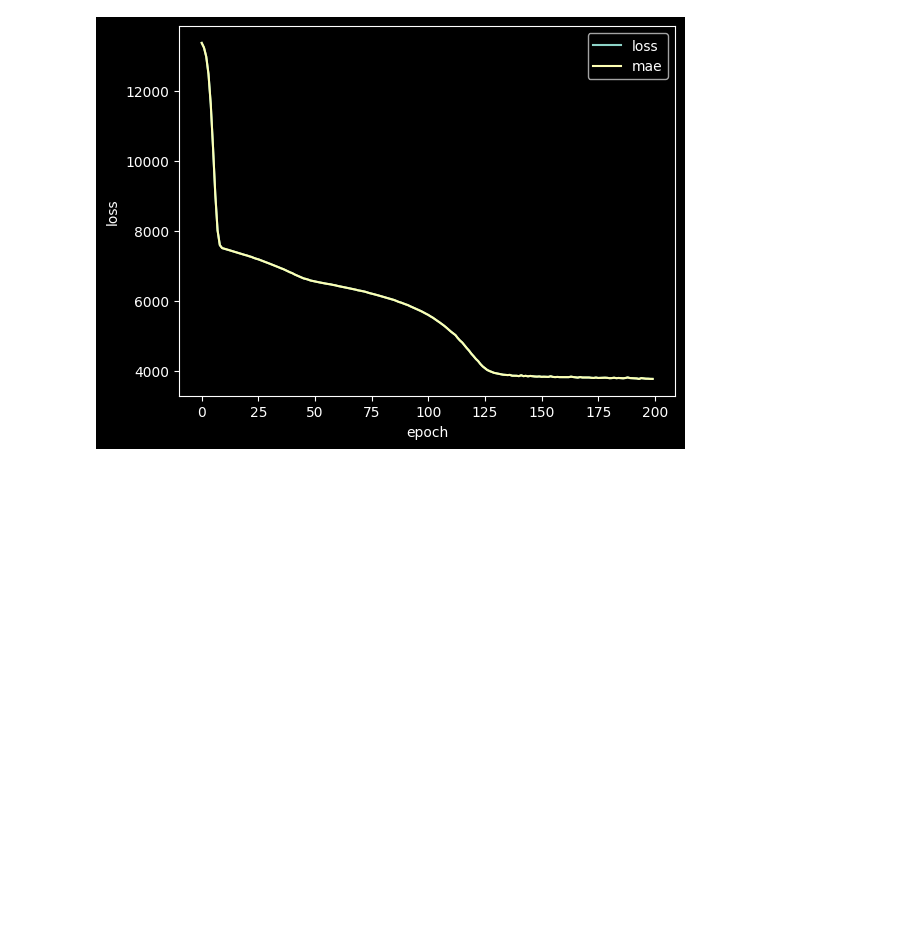
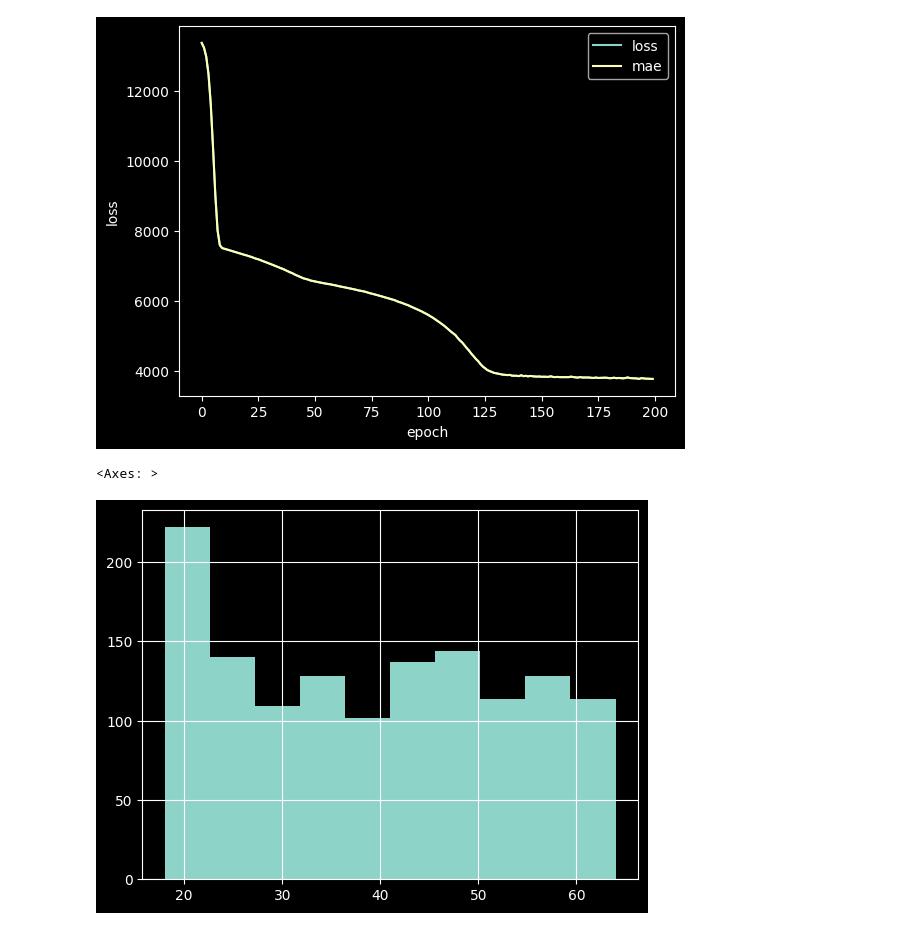
Before and after one commit to DavidRR-F/tensorflow-notes, a Jupyter notebook: notebooks/regression/tf-real-dataset-regression-model.ipynb, the cells around one changed output. Drawn from its saved outputs; the diff is of its cells as text; code cells hidden in the pictures; blank space fills up the shorter version.

```diff
--- a/notebooks/regression/tf-real-dataset-regression-model.ipynb
+++ b/notebooks/regression/tf-real-dataset-regression-model.ipynb
@@ -174,3 +174,8 @@ plt.xlabel('epoch')
 # %% [output]
 Text(0.5, 0, 'epoch')
 [figure]
+# %%
+X["age"].hist()
+# %% [output]
+<Axes: >
+[figure, added]
```
Also changed, not shown: parts of 1 cell of this notebook, 2 other files.
